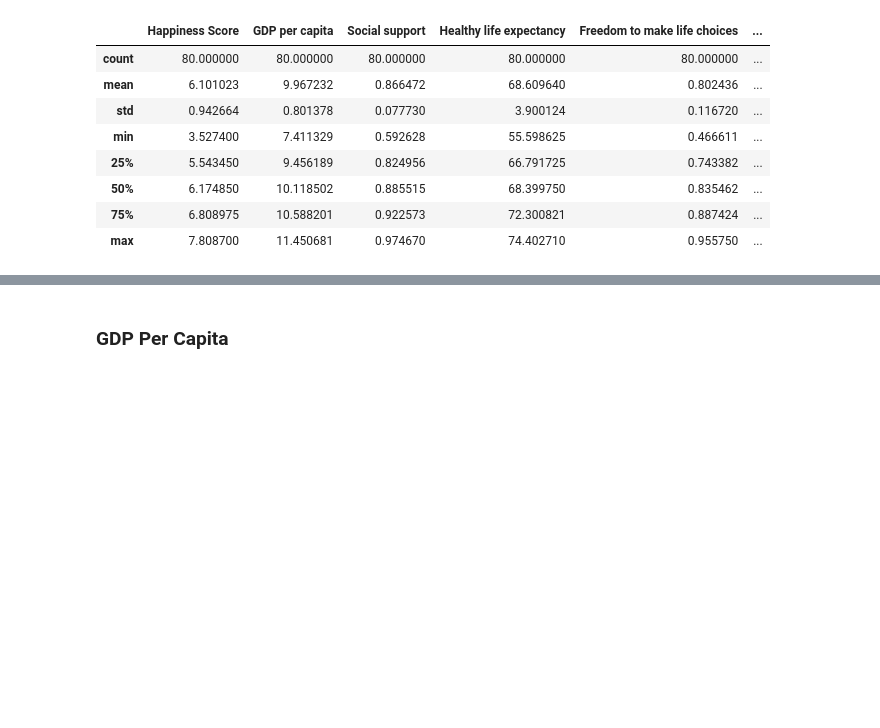
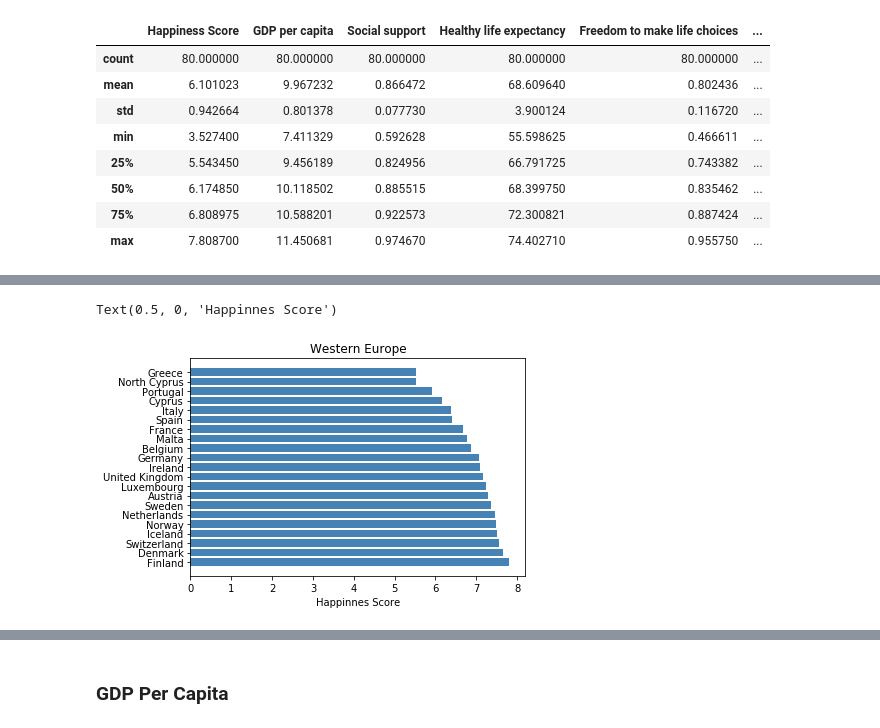
Before and after one commit to manuelamc14/happiness-rank-project, a Jupyter notebook: happiness_report_analysis.ipynb, the cells around one changed output, grey strips where cells are left out. Drawn from its saved outputs; the diff is of its cells as text; code cells hidden in the pictures; blank space fills up the shorter version.

```diff
--- a/happiness_report_analysis.ipynb
+++ b/happiness_report_analysis.ipynb
@@ -247,0 +236,8 @@ corr_na.style.background_gradient(cmap='coolwarm')
+# %%
+# Western Europe
+happiness_we = plt.barh(country_name_we,rate_we ,color="steelblue", linewidth=5)
+plt.title("Western Europe")
+plt.xlabel("Happinnes Score")
+# %% [output]
+Text(0.5, 0, 'Happinnes Score')
+[figure, added]
```
Also changed, not shown: parts of 63 cells of this notebook.
